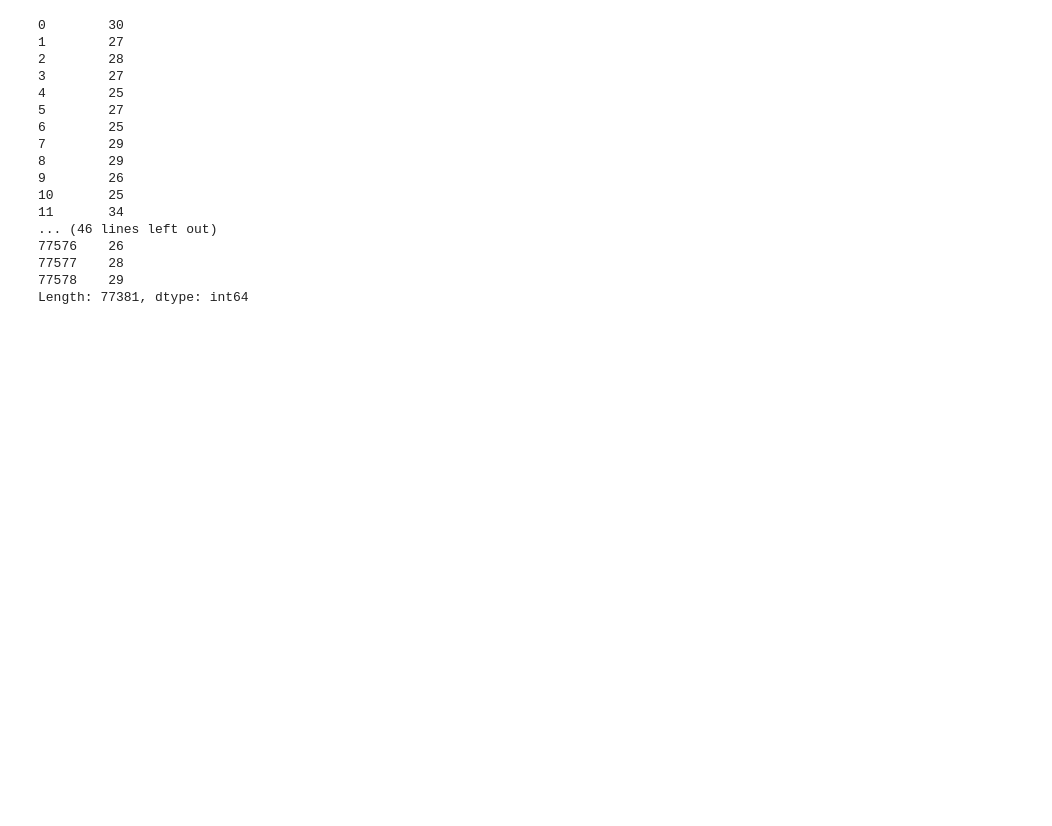
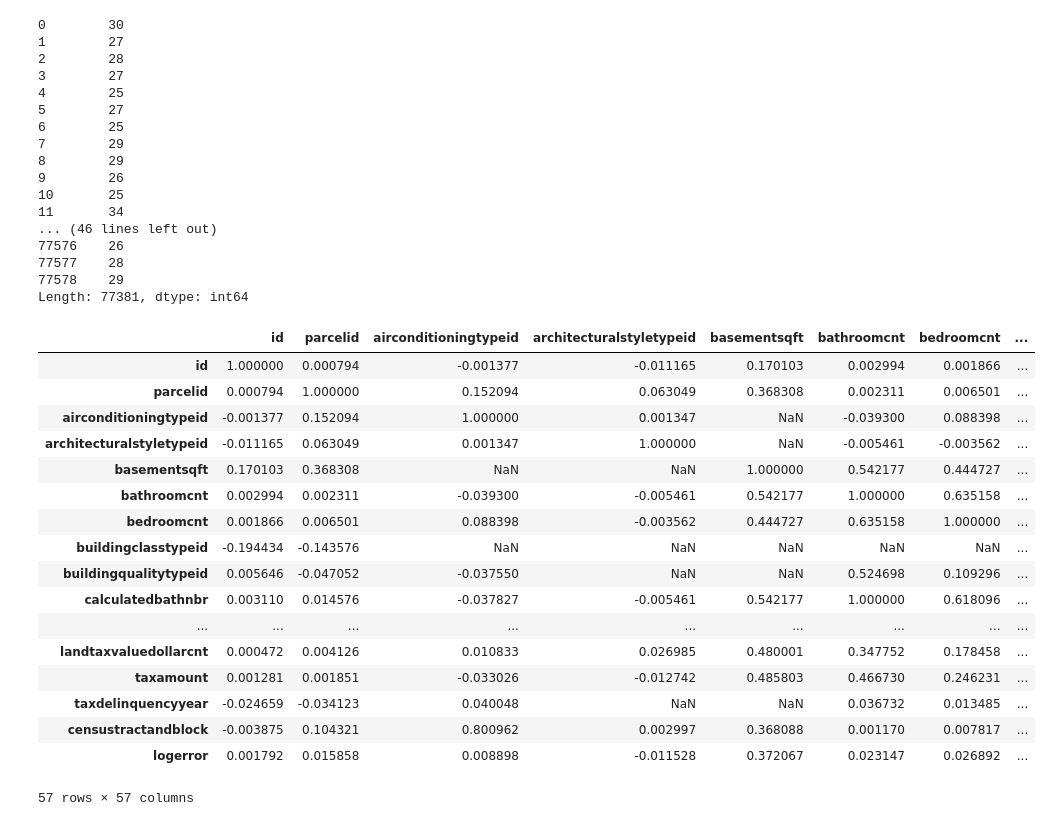
Before and after one commit to flambuth/ds-methodologies-exercises, a Jupyter notebook: clustering/zillow.ipynb, the cells around one changed output. Cells and saved outputs as stored; diff of their text form; code cells hidden in the pictures; blank space fills up the shorter version.

```diff
--- a/clustering/zillow.ipynb
+++ b/clustering/zillow.ipynb
@@ -78,3 +78,24 @@ df.isnull().sum(axis=1)
 77577    28
 77578    29
 Length: 77381, dtype: int64
+# %%
+df.corr()
+# %% [output]
+|  | id | parcelid | airconditioningtypeid | architecturalstyletypeid | basementsqft | bathroomcnt | bedroomcnt | ... |
+| id | 1.000000 | 0.000794 | -0.001377 | -0.011165 | 0.170103 | 0.002994 | 0.001866 | ... |
+| parcelid | 0.000794 | 1.000000 | 0.152094 | 0.063049 | 0.368308 | 0.002311 | 0.006501 | ... |
+| airconditioningtypeid | -0.001377 | 0.152094 | 1.000000 | 0.001347 | NaN | -0.039300 | 0.088398 | ... |
+| architecturalstyletypeid | -0.011165 | 0.063049 | 0.001347 | 1.000000 | NaN | -0.005461 | -0.003562 | ... |
+| basementsqft | 0.170103 | 0.368308 | NaN | NaN | 1.000000 | 0.542177 | 0.444727 | ... |
+| bathroomcnt | 0.002994 | 0.002311 | -0.039300 | -0.005461 | 0.542177 | 1.000000 | 0.635158 | ... |
+| bedroomcnt | 0.001866 | 0.006501 | 0.088398 | -0.003562 | 0.444727 | 0.635158 | 1.000000 | ... |
+| buildingclasstypeid | -0.194434 | -0.143576 | NaN | NaN | NaN | NaN | NaN | ... |
+| buildingqualitytypeid | 0.005646 | -0.047052 | -0.037550 | NaN | NaN | 0.524698 | 0.109296 | ... |
+| calculatedbathnbr | 0.003110 | 0.014576 | -0.037827 | -0.005461 | 0.542177 | 1.000000 | 0.618096 | ... |
+| ... | ... | ... | ... | ... | ... | ... | ... | ... |
+| landtaxvaluedollarcnt | 0.000472 | 0.004126 | 0.010833 | 0.026985 | 0.480001 | 0.347752 | 0.178458 | ... |
+| taxamount | 0.001281 | 0.001851 | -0.033026 | -0.012742 | 0.485803 | 0.466730 | 0.246231 | ... |
+| taxdelinquencyyear | -0.024659 | -0.034123 | 0.040048 | NaN | NaN | 0.036732 | 0.013485 | ... |
+| censustractandblock | -0.003875 | 0.104321 | 0.800962 | 0.002997 | 0.368088 | 0.001170 | 0.007817 | ... |
+| logerror | 0.001792 | 0.015858 | 0.008898 | -0.011528 | 0.372067 | 0.023147 | 0.026892 | ... |
+57 rows × 57 columns
```
Also changed, not shown: 3 other files.
